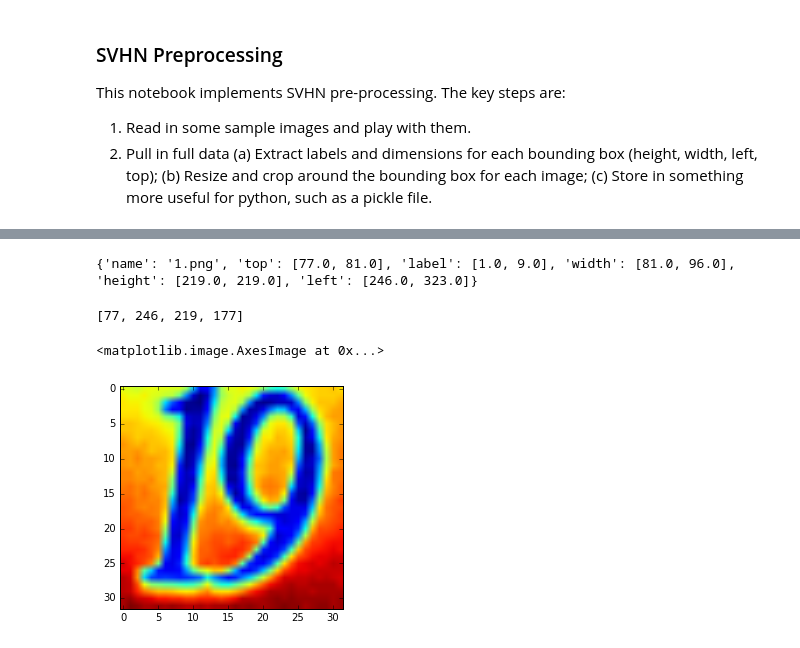
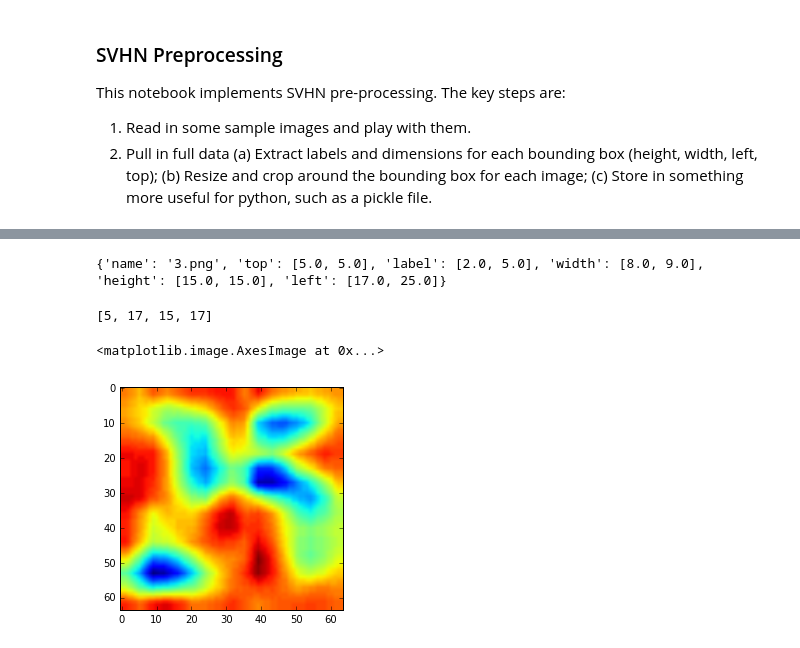
Before and after one commit to drpjm/udacity-mle-project5, a Jupyter notebook: src/svhn_preprocess.ipynb, the cells around one changed output, grey strips where cells are left out. Drawn from its saved outputs; the diff is of its cells as text; code cells hidden in the pictures.

Commit message:
Finished the y label encoding; tested cropping and resizing to 64x64.

```diff
--- a/src/svhn_preprocess.ipynb
+++ b/src/svhn_preprocess.ipynb
@@ -17,12 +17,9 @@ import sklearn.preprocessing as skproc
 # %%
 train_struct_loc = '/Users/pjmartin/Documents/Udacity/MachineLearningProgram/Project5/udacity-mle-project5/data/train/digitStruct.mat'
 img_loc_root = '/Users/pjmartin/Documents/Udacity/MachineLearningProgram/Project5/udacity-mle-project5/data/train/'
-img_loc1 = img_loc_root + '1.png'
-img_loc2 = img_loc_root + '2.png'
-
+img_loc1 = img_loc_root + '3.png'
 # read in as B/W
 img1 = img.imread(img_loc1,mode='L')
-img2 = img.imread(img_loc2,mode='L')
 # %%
 plt.imshow(img1)
 print np.shape(img1)
@@ -111,10 +102,10 @@ class DigitStructFile:
 # %%
 train_digitstruct = DigitStructFile(train_struct_loc)
 # %%
-train1_dict = train_digitstruct.getDigitStructure(0)
+train1_dict = train_digitstruct.getDigitStructure(2)
 print train1_dict
 # %% [output]
-{'name': '1.png', 'top': [77.0, 81.0], 'label': [1.0, 9.0], 'width': [81.0, 96.0], 'height': [219.0, 219.0], 'left': [246.0, 323.0]}
+{'name': '3.png', 'top': [5.0, 5.0], 'label': [2.0, 5.0], 'width': [8.0, 9.0], 'height': [15.0, 15.0], 'left': [17.0, 25.0]}
 # %%
 # Now, lets mess with the 1 image to crop to the bounding box.
 min_top1 = int(np.min(train1_dict['top']))
@@ -125,12 +116,12 @@ bottom1 = min_top1 + total_height1
 right1 = min_left1 + total_width1
 print [min_top1, min_left1, total_height1, total_width1]
 # %% [output]
-[77, 246, 219, 177]
+[5, 17, 15, 17]
 # %%
 img1_crop = img1[min_top1:bottom1,min_left1:right1]
 # %%
-img1_rs = misc.imresize(img1_crop, (32,32))
+img1_rs = misc.imresize(img1_crop, (64,64))
 plt.imshow(img1_rs)
 # %% [output]
 <matplotlib.image.AxesImage at 0x...>
-[figure, old version]
+[figure, new version]
```
Also changed, not shown: parts of 4 cells of this notebook.
